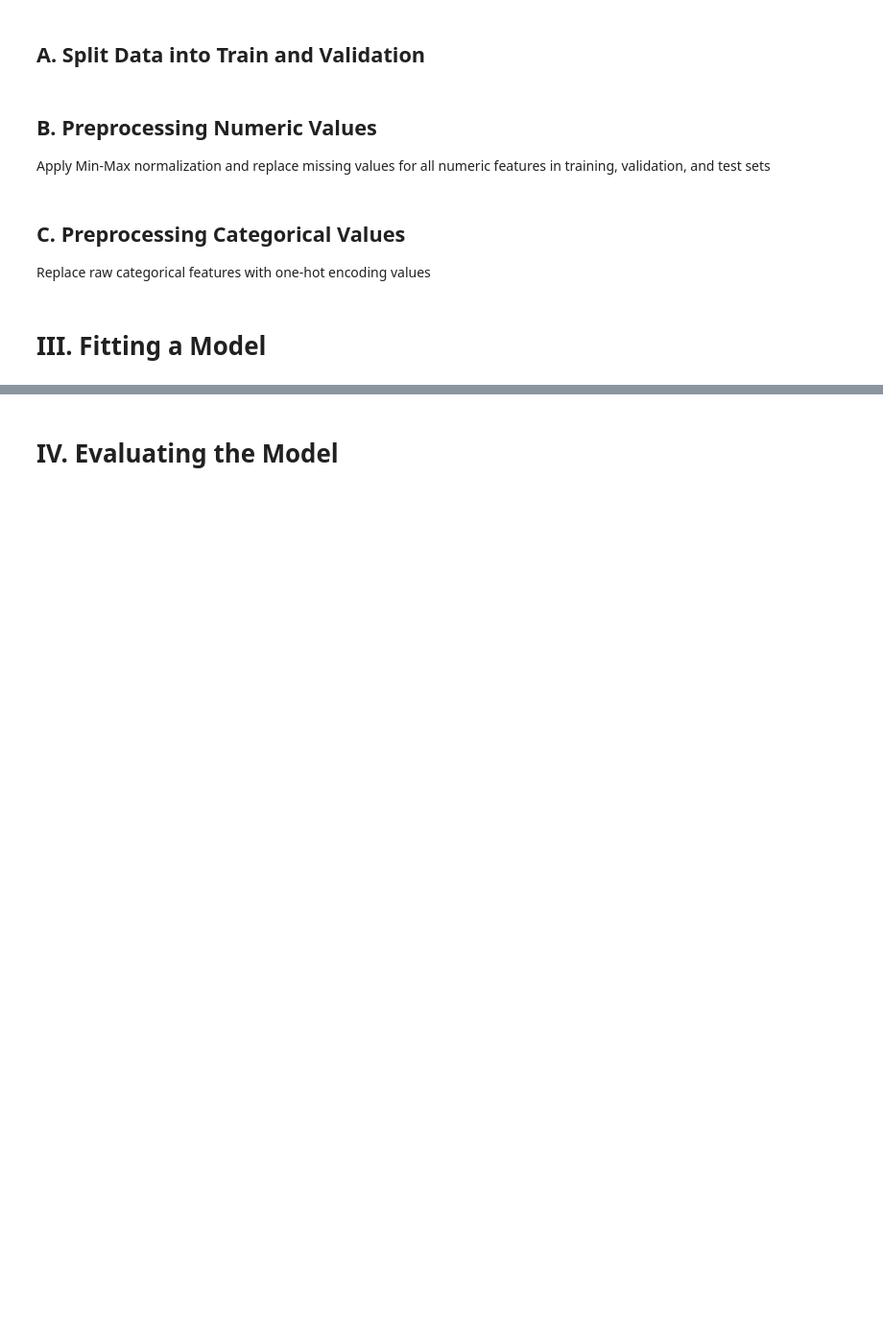
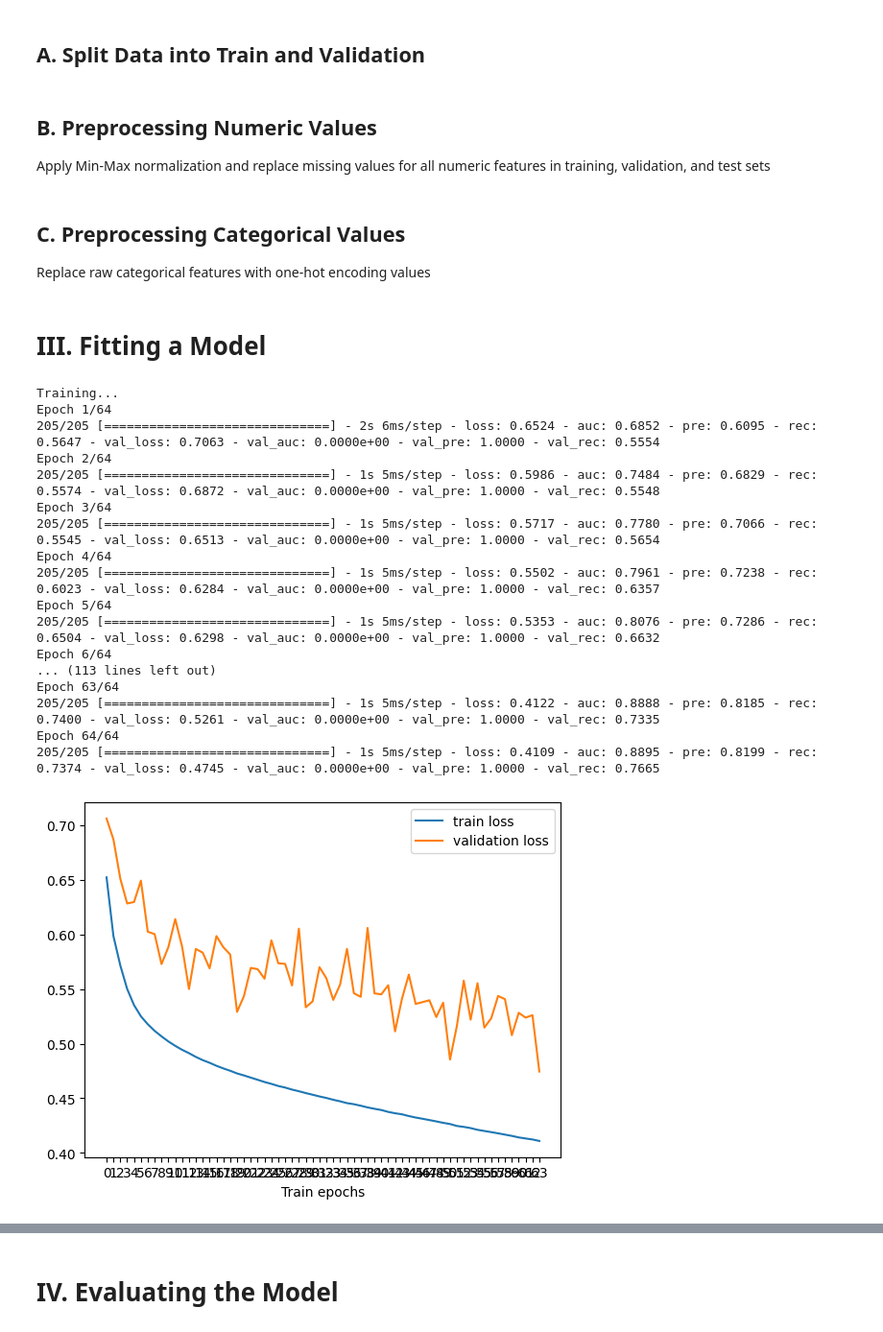
Before and after one commit to ChaseMadson/w207-final-project, a Jupyter notebook: fraud_detection_model.ipynb, the cells around one changed output, grey strips where cells are left out. Shown at 96% size. Cells and saved outputs as stored; diff of their text form; code cells hidden in the pictures; blank space fills up the shorter version.

```diff
--- a/fraud_detection_model.ipynb
+++ b/fraud_detection_model.ipynb
@@ -39 +119,7 @@ sub = pd.read_csv('data/sample_submission.csv').drop('isFraud', axis=1)
+# %%
+def txn_usd_convert(amt):
+    return np.float16(-Decimal(str(amt)).as_tuple().exponent > 2)
+
+train['Transaction_curr_type'] = train['TransactionAmt'].apply(txn_usd_convert)
+test['Transaction_curr_type'] = test['TransactionAmt'].apply(txn_usd_convert)
 # %% [markdown]
@@ -78,10 +164,13 @@ features_cat_card6 = train.filter(regex='^card6').columns
 features_cat_addr = train.filter(regex='^addr').columns
 
 # Purchaser and recipient email domains
-# features_cat_domain = train.filter(regex='domain$').columns
+features_cat_domain = train[['custom_domain_grouping']].columns
 
 # Various matches (masked), e.g. names on card and addresses
 features_cat_M = train.filter(regex='^M').columns
+
+# New feature - whether the transaction amount had more than 2 decimal places
+features_cat_curr_type = train[['Transaction_curr_type']].columns
 
 features_cat = (
     features_cat_CD
@@ -89,8 +178,9 @@ features_cat = (
     .union(features_cat_card4)
     .union(features_cat_card6)
     .union(features_cat_addr)
-    # .union(features_cat_domain)
+    .union(features_cat_domain)
     .union(features_cat_M)
+    .union(features_cat_curr_type)
 )
 # %%
 # Define the sets of features used, by variable type
@@ -261,49 +323,69 @@ def train_and_evaluate(
   df_y_train=y_train,
   df_x_test=X_val,
   df_y_test=y_val,
-  hidden_layer_sizes=[],
-  activation='tanh',
-  optimizer='Adam',
-  learning_rate=0.01,
-  num_epochs=5
+  hidden_layer_sizes=[512, 256, 128],
+  set_act='relu',
+  num_epochs=64,
+  batch_size=128,
+  set_lr=0.00001
   ):
 
   # Build the model.
   model = build_model(
     n_classes=1,
     hidden_layer_sizes=hidden_layer_sizes,
-    activation=activation,
-    optimizer=optimizer,
-    learning_rate=learning_rate
+    set_act=set_act,
+    set_lr = set_lr
     )
 
   # Train the model.
   print('Training...')
 
   history = model.fit(
     x=df_x_train,
     y=df_y_train,
     epochs=num_epochs,
-    batch_size=64,
+    batch_size=batch_size,
     validation_split=0.1,
     verbose=1
     )
 
   # Retrieve training metrics (after each train epoch) and the final test accuracy
-  train_accuracy = history.history['accuracy']
-  val_accuracy = history.history['val_accuracy']
-  plt.plot(train_accuracy, label='train_accuracy')
-  plt.plot(val_accuracy, label='validation accuracy')
+  train_loss = history.history['loss']
+  val_loss = history.history['val_loss']
+  plt.plot(train_loss, label='train loss')
+  plt.plot(val_loss, label='validation loss')
   plt.xticks(range(num_epochs))
   plt.xlabel('Train epochs')
   plt.legend()
   plt.show()
 
-  test_accuracy = model.evaluate(
+  test_metrics = model.evaluate(
     x=df_x_test,
     y=df_y_test,
     verbose=0,
     return_dict=True
-    )['accuracy']
+    )
 
-  return model
+  return model, test_metrics
+
+fit, test_metrics = train_and_evaluate()
+# %% [output]
+Training...
+Epoch 1/64
+205/205 [==============================] - 2s 6ms/step - loss: 0.6524 - auc: 0.6852 - pre: 0.6095 - rec: 0.5647 - val_loss: 0.7063 - val_auc: 0.0000e+00 - val_pre: 1.0000 - val_rec: 0.5554
+Epoch 2/64
+205/205 [==============================] - 1s 5ms/step - loss: 0.5986 - auc: 0.7484 - pre: 0.6829 - rec: 0.5574 - val_loss: 0.6872 - val_auc: 0.0000e+00 - val_pre: 1.0000 - val_rec: 0.5548
+Epoch 3/64
+205/205 [==============================] - 1s 5ms/step - loss: 0.5717 - auc: 0.7780 - pre: 0.7066 - rec: 0.5545 - val_loss: 0.6513 - val_auc: 0.0000e+00 - val_pre: 1.0000 - val_rec: 0.5654
+Epoch 4/64
+205/205 [==============================] - 1s 5ms/step - loss: 0.5502 - auc: 0.7961 - pre: 0.7238 - rec: 0.6023 - val_loss: 0.6284 - val_auc: 0.0000e+00 - val_pre: 1.0000 - val_rec: 0.6357
+Epoch 5/64
+205/205 [==============================] - 1s 5ms/step - loss: 0.5353 - auc: 0.8076 - pre: 0.7286 - rec: 0.6504 - val_loss: 0.6298 - val_auc: 0.0000e+00 - val_pre: 1.0000 - val_rec: 0.6632
+Epoch 6/64
+... (113 lines left out)
+Epoch 63/64
+205/205 [==============================] - 1s 5ms/step - loss: 0.4122 - auc: 0.8888 - pre: 0.8185 - rec: 0.7400 - val_loss: 0.5261 - val_auc: 0.0000e+00 - val_pre: 1.0000 - val_rec: 0.7335
+Epoch 64/64
+205/205 [==============================] - 1s 5ms/step - loss: 0.4109 - auc: 0.8895 - pre: 0.8199 - rec: 0.7374 - val_loss: 0.4745 - val_auc: 0.0000e+00 - val_pre: 1.0000 - val_rec: 0.7665
+[figure, added]
```
Also changed, not shown: parts of 14 cells of this notebook.
